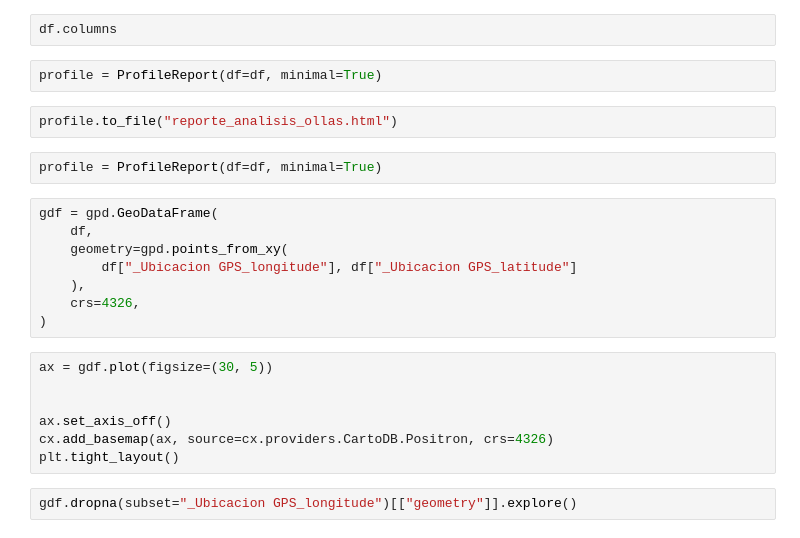
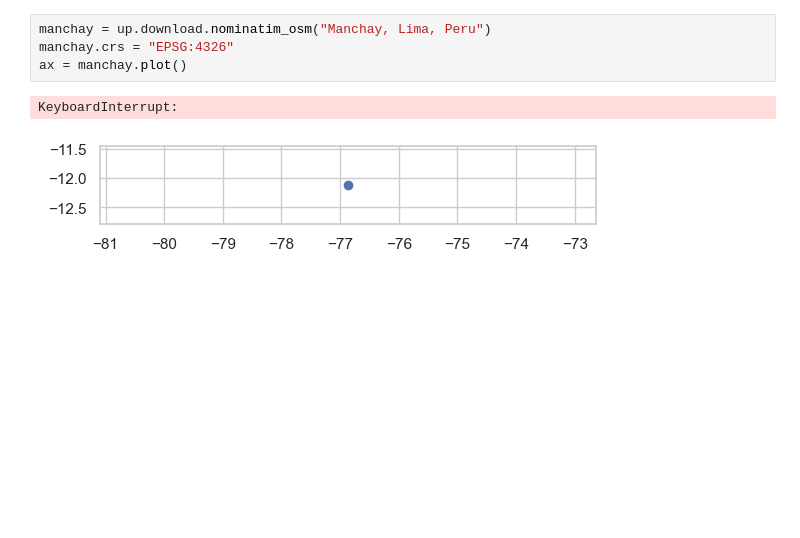
Before and after one commit to Claudio9701/proyecto-foodhub-lima, a Jupyter notebook: OllasComunesMaps.ipynb, the cells around one changed output. Saved outputs shown, nothing was run; the diff lists cells and outputs as text; blank space fills up the shorter version.

```diff
--- a/OllasComunesMaps.ipynb
+++ b/OllasComunesMaps.ipynb
@@ -14,25 +59,7 @@ df.head()
-# %%
-df.columns
-# %%
-profile = ProfileReport(df=df, minimal=True)
-# %%
-profile.to_file("reporte_analisis_ollas.html")
-# %%
-profile = ProfileReport(df=df, minimal=True)
-# %%
-gdf = gpd.GeoDataFrame(
-    df,
-    geometry=gpd.points_from_xy(
-        df["_Ubicacion GPS_longitude"], df["_Ubicacion GPS_latitude"]
-    ),
-    crs=4326,
-)
-# %%
-ax = gdf.plot(figsize=(30, 5))
-
-
-ax.set_axis_off()
-cx.add_basemap(ax, source=cx.providers.CartoDB.Positron, crs=4326)
-plt.tight_layout()
-# %%
-gdf.dropna(subset="_Ubicacion GPS_longitude")[["geometry"]].explore()
+# %%
+manchay = up.download.nominatim_osm("Manchay, Lima, Peru")
+manchay.crs = "EPSG:4326"
+ax = manchay.plot()
+# %% [output]
+KeyboardInterrupt:
+[figure, added]
```
Also changed, not shown: parts of 15 cells of this notebook, 1 other file.
